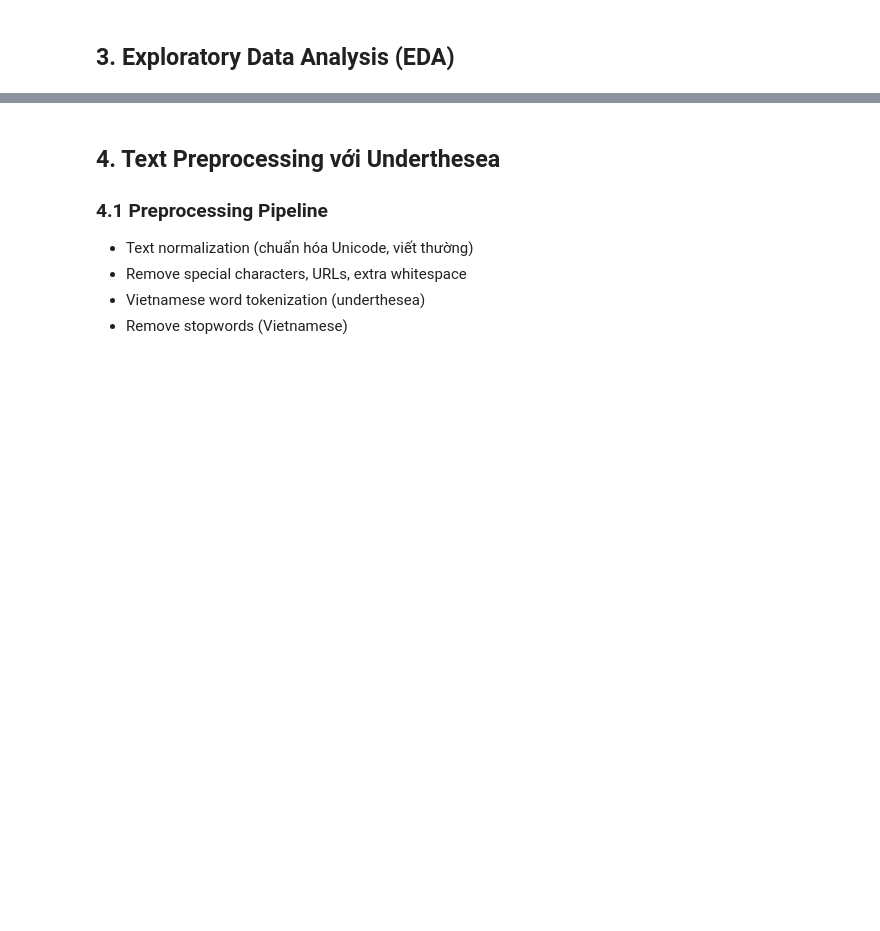
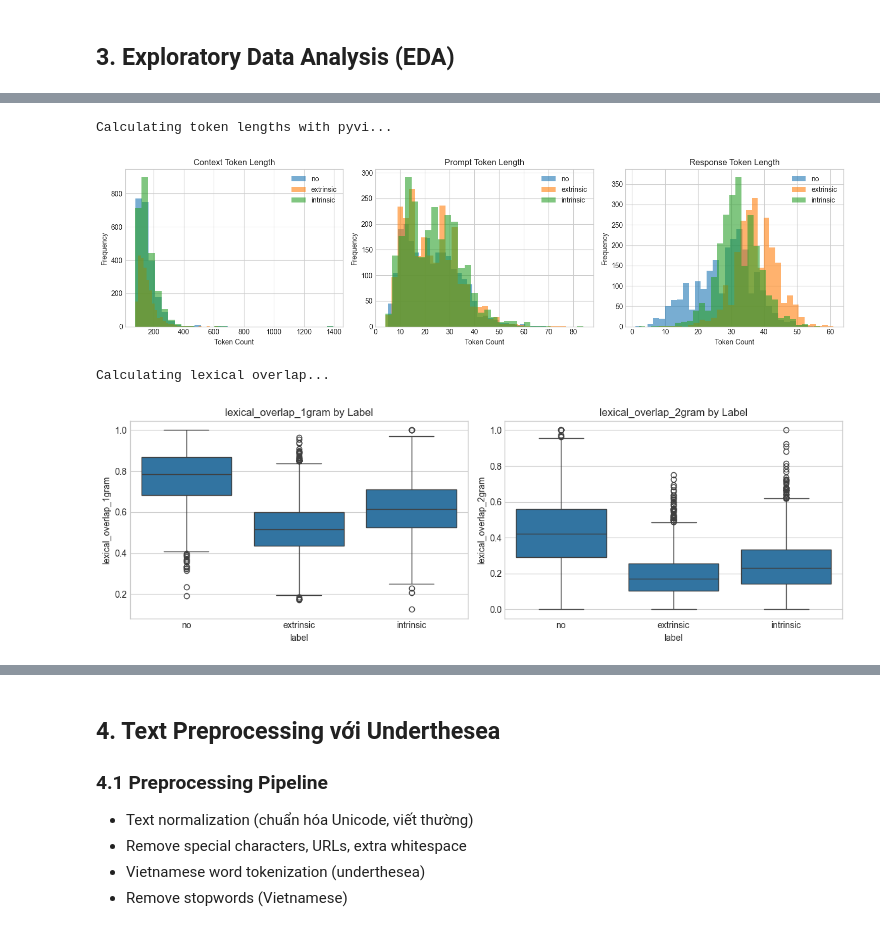
Before and after one commit to HoangTimothy/dsc2025-vihallu-assignment, a Jupyter notebook: basic_classifier.ipynb, the cells around one changed output, grey strips where cells are left out. Saved outputs shown, nothing was run; the diff lists cells and outputs as text; code cells hidden in the pictures; blank space fills up the shorter version.

```diff
--- a/basic_classifier.ipynb
+++ b/basic_classifier.ipynb
@@ -106,24 +140,68 @@ plt.show()
 # %%
-# Text length analysis
-train_df['context_len'] = train_df['context'].apply(len)
-train_df['prompt_len'] = train_df['prompt'].apply(len)
-train_df['response_len'] = train_df['response'].apply(len)
+# Text length and token analysis
+try:
+    import pyvi.ViTokenizer as ViTokenizer
+except ImportError:
+    import subprocess
+    subprocess.run("pip install -q pyvi underthesea", shell=True)
+    import pyvi.ViTokenizer as ViTokenizer
+
+from underthesea import word_tokenize
+
+def count_tokens(text, method='pyvi'):
+    if not isinstance(text, str): return 0
+    if method == 'pyvi':
+        return len(ViTokenizer.tokenize(text).split())
+    else:
+        return len(word_tokenize(text, format='text').split())
+
+# 1. Đo số lượng token của context, prompt, response bằng tokenizer
+print("Calculating token lengths with pyvi...")
+train_df['context_token_len'] = train_df['context'].apply(lambda x: count_tokens(x, 'pyvi'))
+train_df['prompt_token_len'] = train_df['prompt'].apply(lambda x: count_tokens(x, 'pyvi'))
+train_df['response_token_len'] = train_df['response'].apply(lambda x: count_tokens(x, 'pyvi'))
 
 fig, axes = plt.subplots(1, 3, figsize=(15, 4))
-
-for ax, col, title in zip(axes, ['context_len', 'prompt_len', 'response_len'],
-                           ['Context Length', 'Prompt Length', 'Response Length']):
+for ax, col, title in zip(axes, ['context_token_len', 'prompt_token_len', 'response_token_len'],
+                           ['Context Token Length', 'Prompt Token Length', 'Response Token Length']):
     for label in ['no', 'extrinsic', 'intrinsic']:
-        data = train_df[train_df['label'] == label][col]
-        ax.hist(data, bins=30, alpha=0.6, label=label)
+        data_label = train_df[train_df['label'] == label][col]
+        ax.hist(data_label, bins=30, alpha=0.6, label=label)
     ax.set_title(title)
-    ax.set_xlabel('Character Length')
+    ax.set_xlabel('Token Count')
     ax.set_ylabel('Frequency')
     ax.legend()
-
 plt.tight_layout()
 plt.show()
 
-# Statistics
-print("📏 Text Length Statistics:")
-print(train_df[['context_len', 'prompt_len', 'response_len']].describe().round(1))
+# 2. Lexical Overlap (Tính tỷ lệ N-gram trùng lặp giữa response và context)
+def ngram_overlap(text1, text2, n=1):
+    if not isinstance(text1, str) or not isinstance(text2, str): return 0.0
+    tok1 = ViTokenizer.tokenize(text1).split()
+    tok2 = ViTokenizer.tokenize(text2).split()
+    if len(tok1) < n or len(tok2) < n: return 0.0
+
+    ngrams1 = set([tuple(tok1[i:i+n]) for i in range(len(tok1)-n+1)])
+    ngrams2 = set([tuple(tok2[i:i+n]) for i in range(len(tok2)-n+1)])
+
+    overlap = len(ngrams1 & ngrams2)
+    return overlap / max(len(ngrams2), 1)
+
+print("Calculating lexical overlap...")
+train_df['lexical_overlap_1gram'] = train_df.apply(lambda r: ngram_overlap(r['context'], r['response'], 1), axis=1)
+train_df['lexical_overlap_2gram'] = train_df.apply(lambda r: ngram_overlap(r['context'], r['response'], 2), axis=1)
+
+fig, axes = plt.subplots(1, 2, figsize=(12, 4))
+for i, col in enumerate(['lexical_overlap_1gram', 'lexical_overlap_2gram']):
+    sns.boxplot(data=train_df, x='label', y=col, ax=axes[i], order=['no', 'extrinsic', 'intrinsic'])
+    axes[i].set_title(f'{col} by Label')
+plt.tight_layout()
+plt.show()
+
+print("📊 Token Length & Overlap Statistics:")
+print(train_df[['context_token_len', 'prompt_token_len', 'response_token_len', 'lexical_overlap_1gram', 'lexical_overlap_2gram']].describe().round(3))
+# %% [output]
+Calculating token lengths with pyvi...
+[figure, added]
+Calculating lexical overlap...
+[figure, added]
```
Also changed, not shown: parts of 18 cells of this notebook, 10 other files.
